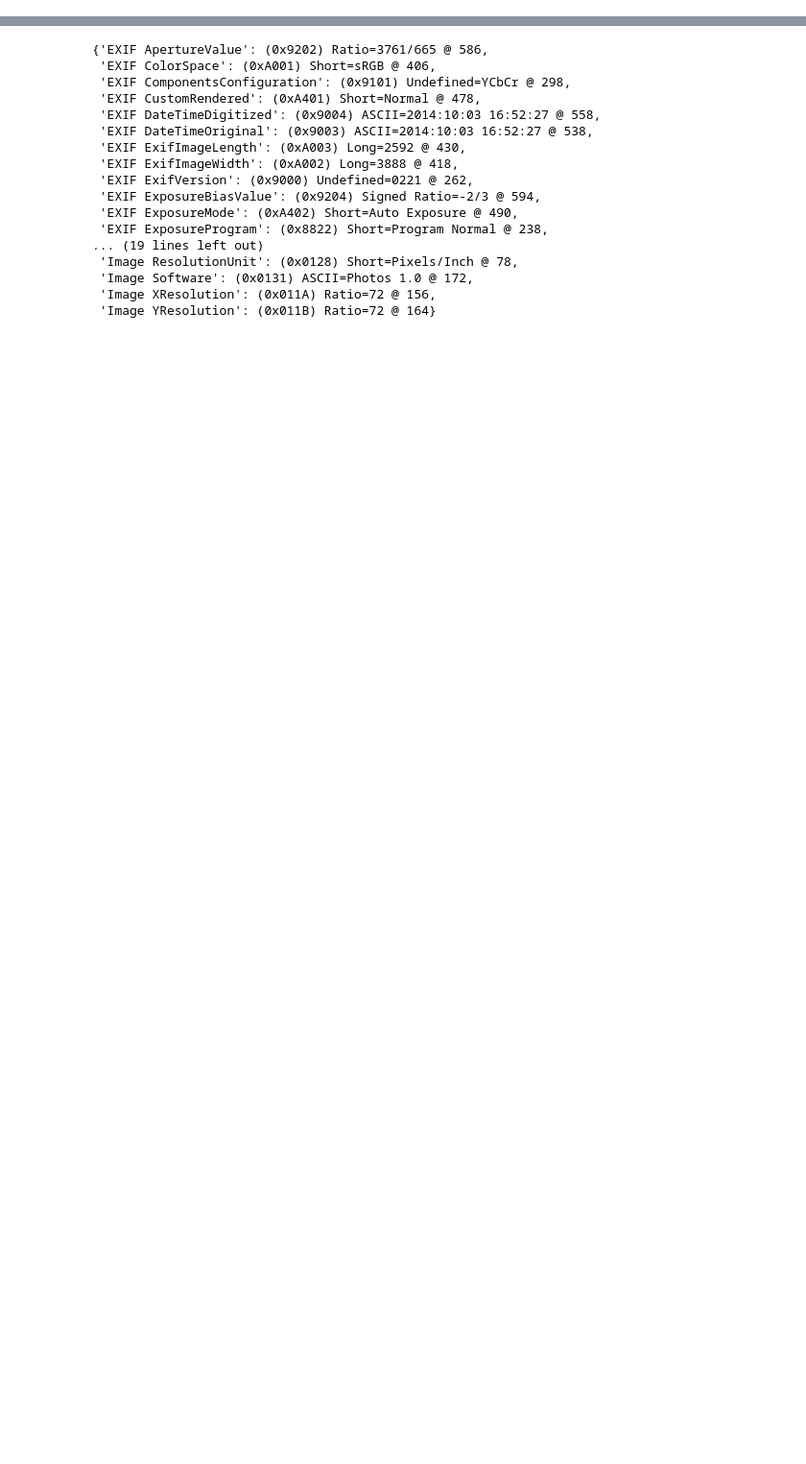
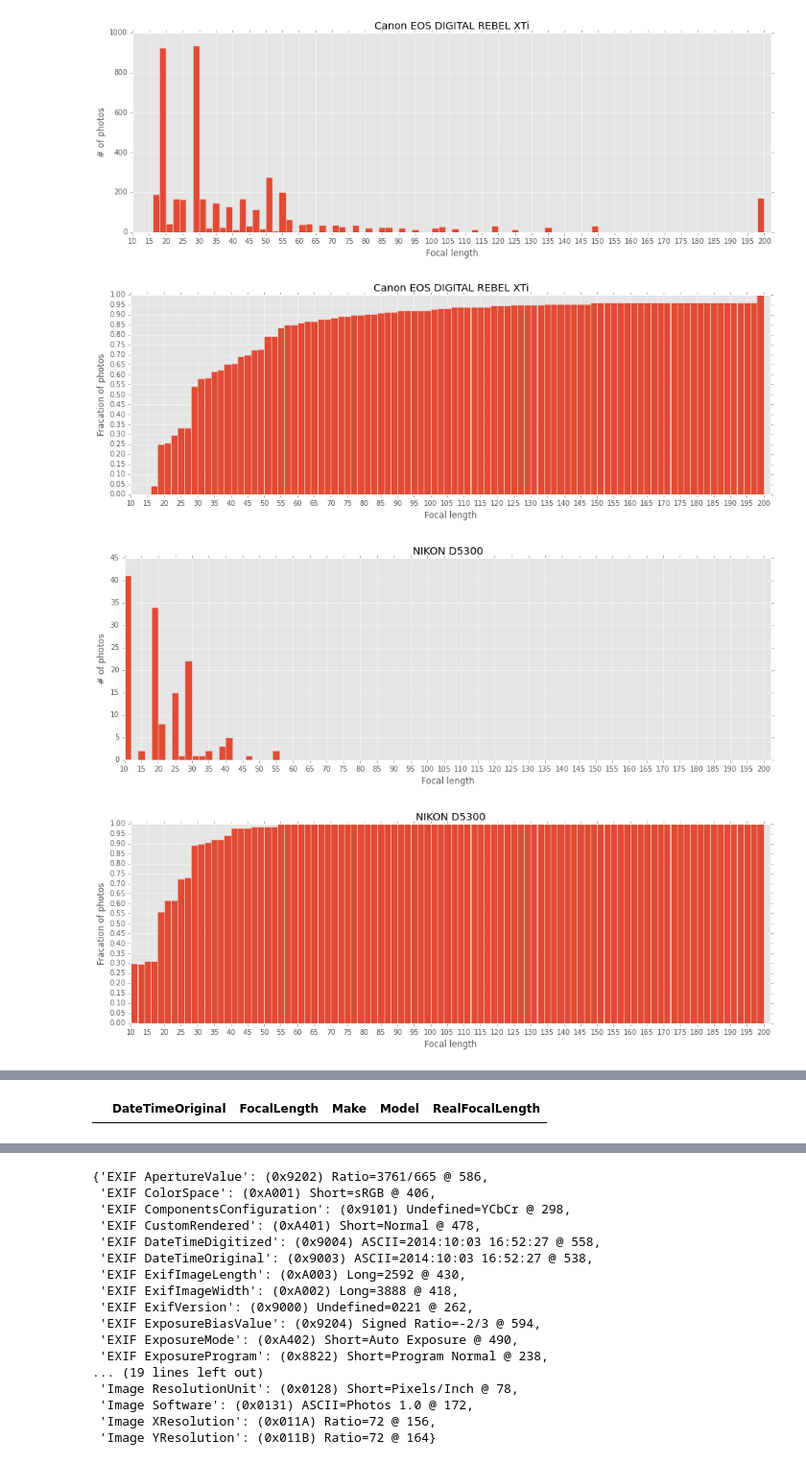
Before and after one commit to VaultHack/img-exif, a Jupyter notebook: img-exif.ipynb, the cells around one changed output, grey strips where cells are left out. Shown at 96% size. Cells and saved outputs as stored; diff of their text form; code cells hidden in the pictures; blank space fills up the shorter version.

Commit message:
lots of graphs

```diff
--- a/img-exif.ipynb
+++ b/img-exif.ipynb
@@ -47,0 +12,5 @@ t[0] / float(t[1])
+# %%
+reload(exif_data)
+rows=['DateTimeOriginal', 'FocalLength', 'Make', 'Model']
+df = exif_data.get_df(('/Users/frank/Pictures/Photos Library.photoslibrary/Masters/'), rows=rows)
+df.head()
@@ -47,0 +24,4 @@ t[0] / float(t[1])
+# %%
+exif_df = df.copy()
+exif_df['RealFocalLength'] = exif_df['FocalLength'].apply(lambda x: x[0] / float(x[1]) if x is not None else None)
+exif_df.tail()
@@ -47,0 +35,30 @@ t[0] / float(t[1])
+# %%
+def format_plot(x_range, xticks, yticks, ylabel, xlabel, title):
+    plt.xlim(x_range)
+    plt.gca().set_xticks(xticks);
+    if yticks is not None:
+        plt.gca().set_yticks(yticks);
+    plt.ylabel(ylabel)
+    plt.xlabel(xlabel)
+    plt.title(title)
+
+def plot_for_camera(model):
+    plt.figure()
+    xti = exif_df.query('Model == "{}"'.format(model))
+    xti['RealFocalLength'].hist(bins=xrange(10, 202, 2), figsize=(16, 5))
+    format_plot([10, 202], xrange(10, 202, 5), None, '# of photos', 'Focal length', model)
+    plt.figure()
+    xti['RealFocalLength'].hist(bins=xrange(10, 202, 2),
+                                figsize=(16, 5),
+                                cumulative=True,
+                                normed=True)
+    format_plot([10, 202], xrange(10, 202, 5), np.arange(0, 1.01, .05), 'Fracation of photos', 'Focal length', model)
+    plt.ylim([0, 1])
+plot_for_camera('Canon EOS DIGITAL REBEL XTi')
+plot_for_camera('NIKON D5300')
+plot_for_camera('Canon PowerShot S90')
+# %% [output]
+[figure, added]
+[figure, added]
+[figure, added]
+[figure, added]
@@ -47,0 +67,5 @@ t[0] / float(t[1])
+# %%
+lengths = exif_df['DateTimeOriginal'].apply(lambda x: len(x) if x is not None else None)
+exif_df[lengths != 19].dropna()
+# %% [output]
+|  | DateTimeOriginal | FocalLength | Make | Model | RealFocalLength |
```
Also changed, not shown: parts of 12 cells of this notebook, 1 other file.
